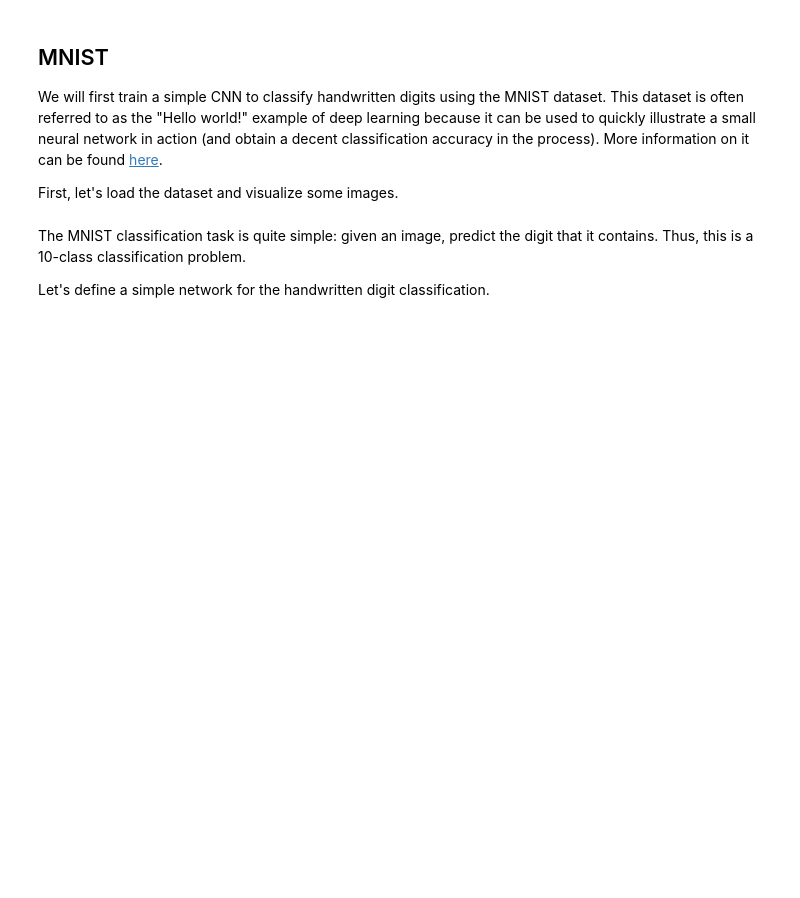
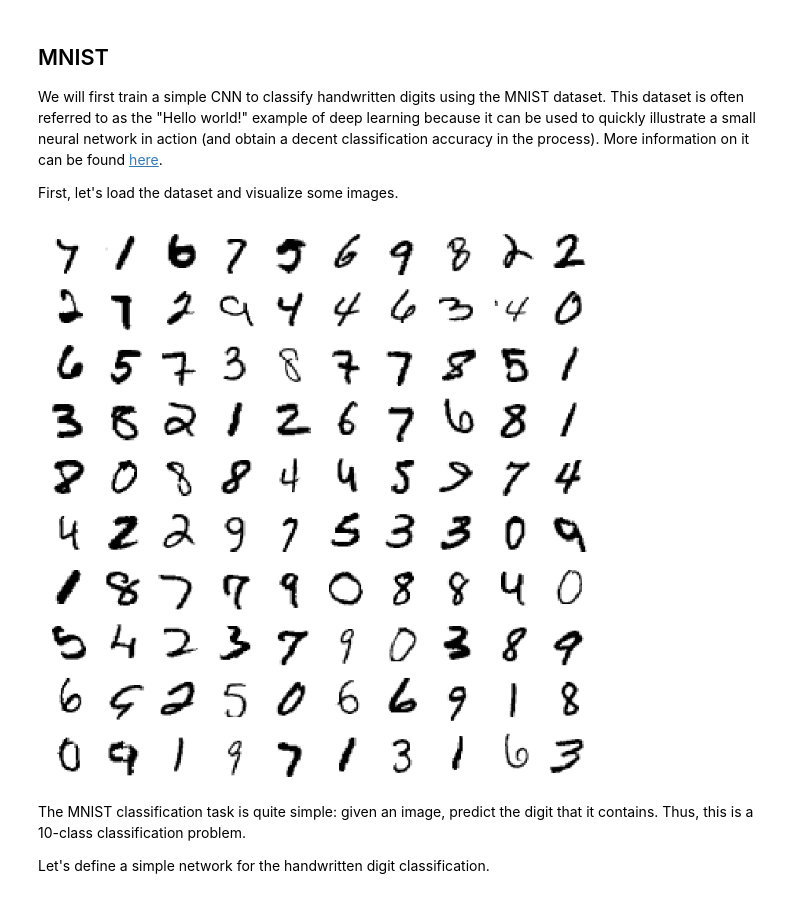
Before and after one commit to bram-boerenkamp/8dm50-machine-learning-master, a Jupyter notebook: practicals/week_4.ipynb, the cells around one changed output. Drawn from its saved outputs; the diff is of its cells as text; code cells hidden in the pictures; blank space fills up the shorter version.

```diff
--- a/practicals/week_4.ipynb
+++ b/practicals/week_4.ipynb
@@ -17,40 +17,47 @@ We will first train a simple CNN to classify handwritten digits using the MNIST
 First, let's load the dataset and visualize some images.
 # %%
 %matplotlib inline
+import os
+os.environ["KERAS_BACKEND"] = "tensorflow"
+from tensorflow import keras
 import numpy as np
 import matplotlib.pyplot as plt
-from keras.datasets import mnist
-from keras.utils import to_categorical
+from tensorflow.keras.datasets import mnist
+from tensorflow.keras.utils import to_categorical
+
+
 
 # load the MNIST the dataset
 (x_train, y_train), (x_test, y_test) = mnist.load_data()
 
 # scale the image intensities to the 0-1 range
 x_train = (x_train / 255.0).astype(np.float32)
 x_test = (x_test / 255.0).astype(np.float32)
 
 # convert the data to channel-last
 x_train = np.expand_dims(x_train, axis=-1)
 x_test = np.expand_dims(x_test, axis=-1)
 
 # convert the labels to one-hot encoded
 y_train = to_categorical(y_train, num_classes=10)
 y_test = to_categorical(y_test, num_classes=10)
 
 def plot_images(images, dim=(10, 10), figsize=(10, 10), title=''):
 
     plt.figure(figsize=figsize)
 
     for i in range(images.shape[0]):
         plt.subplot(dim[0], dim[1], i+1)
         plt.imshow(images[i], interpolation='nearest', cmap='gray_r')
         plt.axis('off')
 
     plt.tight_layout()
     plt.suptitle(title)
     plt.show()
 
 plot_images(x_train[np.random.randint(0, x_train.shape[0], size=100)].reshape(100, 28, 28))
+# %% [output]
+[figure, added]
 # %% [markdown]
 The MNIST classification task is quite simple: given an image, predict the digit that it contains. Thus, this is a 10-class classification problem.
 
```
Also changed, not shown: parts of 16 cells of this notebook, 1 other file.
